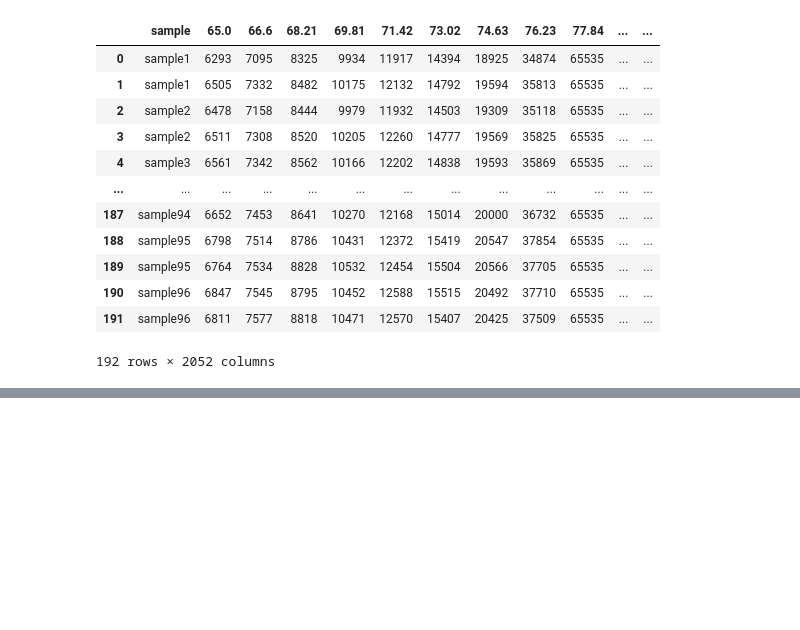
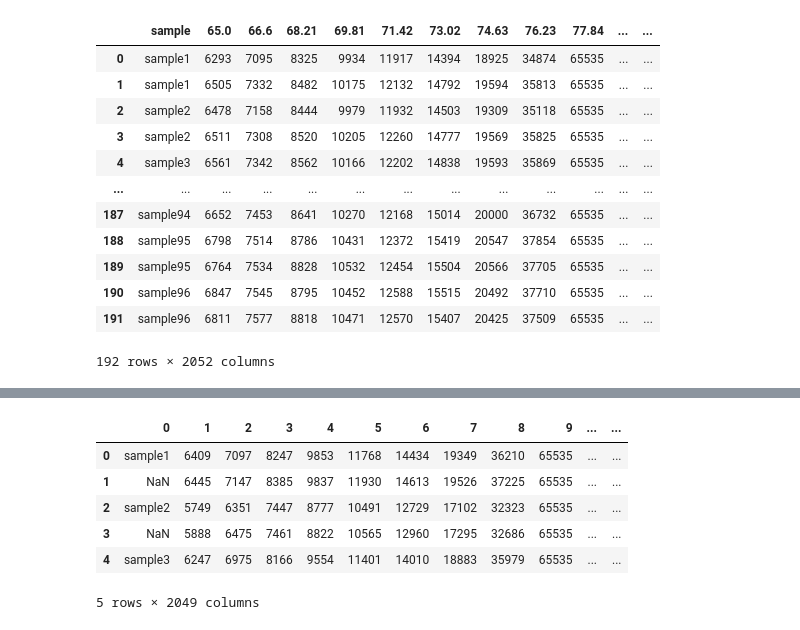
Before and after one commit to J-Brannigan/dig4bio, a Jupyter notebook: notebooks/01_initial_eda.ipynb, the cells around one changed output, grey strips where cells are left out. Saved outputs shown, nothing was run; the diff lists cells and outputs as text; code cells hidden in the pictures; blank space fills up the shorter version.

```diff
--- a/notebooks/01_initial_eda.ipynb
+++ b/notebooks/01_initial_eda.ipynb
@@ -126,0 +164,11 @@ clean_transfer_df
+# %%
+target_samples_df = read_raman_file('96_samples',level='raw', header=None)
+target_samples_df.head()
+# %% [output]
+|  | 0 | 1 | 2 | 3 | 4 | 5 | 6 | 7 | 8 | 9 | ... | ... |
+| 0 | sample1 | 6409 | 7097 | 8247 | 9853 | 11768 | 14434 | 19349 | 36210 | 65535 | ... | ... |
+| 1 | NaN | 6445 | 7147 | 8385 | 9837 | 11930 | 14613 | 19526 | 37225 | 65535 | ... | ... |
+| 2 | sample2 | 5749 | 6351 | 7447 | 8777 | 10491 | 12729 | 17102 | 32323 | 65535 | ... | ... |
+| 3 | NaN | 5888 | 6475 | 7461 | 8822 | 10565 | 12960 | 17295 | 32686 | 65535 | ... | ... |
+| 4 | sample3 | 6247 | 6975 | 8166 | 9554 | 11401 | 14010 | 18883 | 35979 | 65535 | ... | ... |
+5 rows × 2049 columns
```
Also changed, not shown: parts of 6 cells of this notebook, 3 other files.
